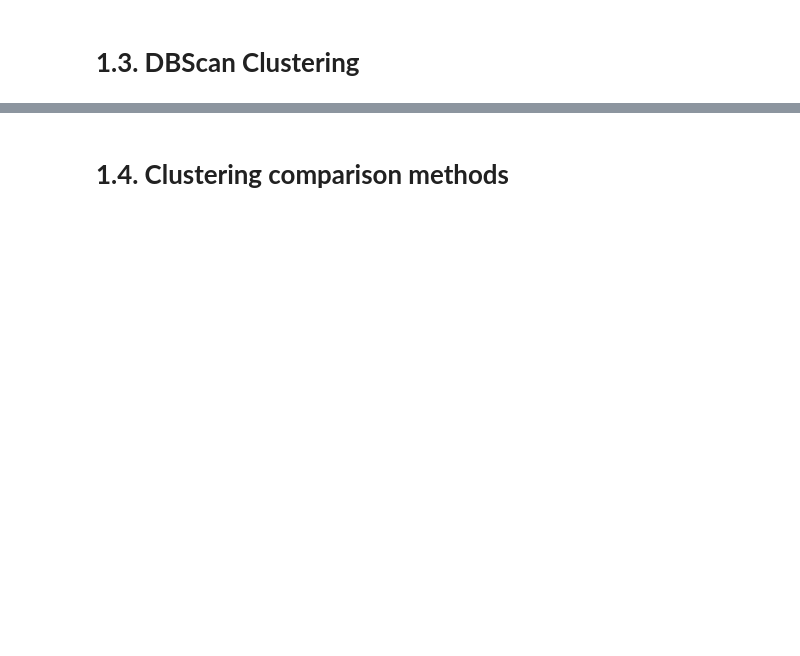
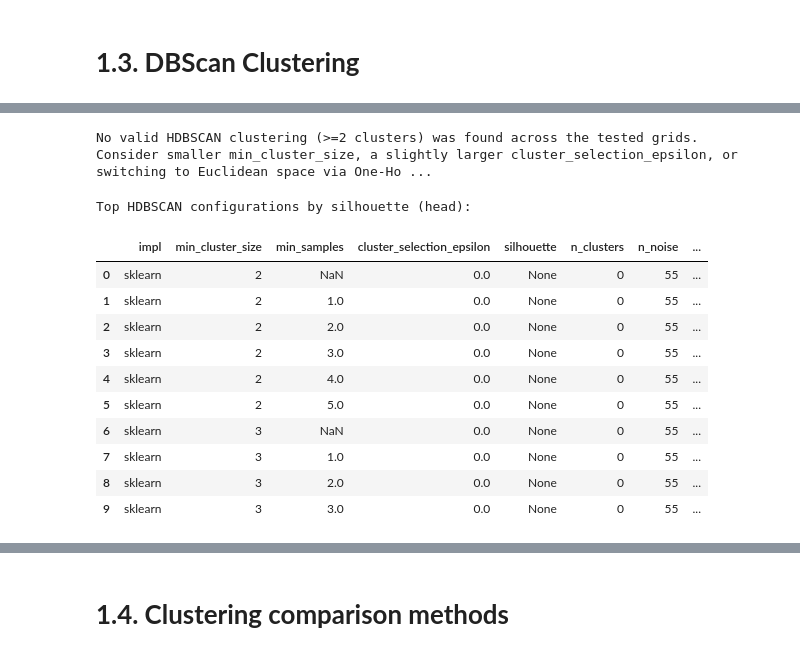
Before and after one commit to fehimecapar/Data-Science-For-Decision-Support, a Jupyter notebook: assignment4.ipynb, the cells around one changed output, grey strips where cells are left out. Cells and saved outputs as stored; diff of their text form; code cells hidden in the pictures; blank space fills up the shorter version.

```diff
--- a/assignment4.ipynb
+++ b/assignment4.ipynb
@@ -342,7 +356,0 @@ dbscan_num_summary = []
-# %%
-for eps in eps_grid_num:
-    for ms in min_samples_grid:
-        labels = DBSCAN(eps=eps, min_samples=ms, metric='euclidean').fit_predict(X)
-        n_clu, noise_frac, sil = eval_labels(X, labels, metric='euclidean', precomputed=False)
-        dbscan_num_summary.append({'eps': eps, 'min_samples': ms,
-                                   'n_clusters': n_clu, 'noise_frac': noise_frac, 'silhouette': sil})
@@ -470,0 +450,12 @@ HDBSCAN numeric (Euclidean)         | clusters=4   noise=30.82%  silhouette=0.61
+# %%
+# ---- Build reasonable grids from Gower distribution ----
+percentiles = [5, 7.5, 10, 12.5, 15, 17.5, 20]
+eps_grid = np.percentile(cond, percentiles)  # uses 'cond' from Step 1.2 Repair
+min_samples_grid = [3, 4, 5, 6, 8, 10]
+
+# ---- Run DBSCAN search ----
+best_db, dbscan_results = evaluate_dbscan(D_sq, eps_grid, min_samples_grid)
+
+# ---- Output labels and quick summary ----
+df_dbscan = df[CAT_COLS + NUM_COLS].copy()
+df_dbscan["cluster_dbscan"] = best_db["labels"]
@@ -470,0 +498,14 @@ HDBSCAN numeric (Euclidean)         | clusters=4   noise=30.82%  silhouette=0.61
+# %%
+# Try to import sklearn's HDBSCAN (>=1.3). If not available or fails to find clusters, try 'hdbscan' package.
+impl_candidates = []
+try:
+    from sklearn.cluster import HDBSCAN as SKHDBSCAN
+    impl_candidates.append(("sklearn", SKHDBSCAN))
+except Exception:
+    pass
+
+try:
+    import hdbscan as HDBSCAN_CONTRIB  # sklearn-contrib package
+    impl_candidates.append(("contrib", HDBSCAN_CONTRIB.HDBSCAN))
+except Exception:
+    pass
@@ -470,0 +575,41 @@ HDBSCAN numeric (Euclidean)         | clusters=4   noise=30.82%  silhouette=0.61
+# %%
+# Wider, more permissive grids
+mcs_grid = [2, 3, 4, 5, 6, 8, 10, 12]
+ms_grid  = [None, 1, 2, 3, 4, 5]
+cse_grid = [0.0, 0.01, 0.02, 0.05]  # cluster_selection_epsilon; small values can merge micro-clusters
+
+best_hdb, hdbscan_results = run_hdbscan_precomputed_robust(D_sq, impl_candidates, mcs_grid, ms_grid, cse_grid)
+# %%
+# Safe printing + DataFrame creation
+df_hdbscan = df[CAT_COLS + NUM_COLS].copy()
+if best_hdb["labels"] is None:
+    print("No valid HDBSCAN clustering (>=2 clusters) was found across the tested grids. "
+          "Consider smaller min_cluster_size, a slightly larger cluster_selection_epsilon, "
+          "or switching to Euclidean space via One-Hot + standardized numerics.")
+    df_hdbscan["cluster_hdbscan"] = -1  # mark all as noise
+else:
+    df_hdbscan["cluster_hdbscan"] = best_hdb["labels"]
+    print(f"=== HDBSCAN ({best_hdb['impl']}, Gower precomputed) — Best configuration ===")
+    print(f"min_cluster_size={best_hdb['mcs']} | min_samples={best_hdb['ms']} | "
+          f"cluster_selection_epsilon={best_hdb['cse']} | silhouette={best_hdb['score']:.3f}")
+    print("Cluster sizes (excluding noise):")
+    print(pd.Series(best_hdb["labels"][best_hdb["labels"]>=0]).value_counts().sort_index())
+    print(f"Noise points: {(best_hdb['labels']==-1).sum()} / {len(df)}")
+# %% [output]
+No valid HDBSCAN clustering (>=2 clusters) was found across the tested grids. Consider smaller min_cluster_size, a slightly larger cluster_selection_epsilon, or switching to Euclidean space via One-Ho ...
+# %%
+print("\nTop HDBSCAN configurations by silhouette (head):")
+display(hdbscan_results.head(10))
+# %% [output]
+Top HDBSCAN configurations by silhouette (head):
+|  | impl | min_cluster_size | min_samples | cluster_selection_epsilon | silhouette | n_clusters | n_noise | ... |
+| 0 | sklearn | 2 | NaN | 0.0 | None | 0 | 55 | ... |
+| 1 | sklearn | 2 | 1.0 | 0.0 | None | 0 | 55 | ... |
+| 2 | sklearn | 2 | 2.0 | 0.0 | None | 0 | 55 | ... |
+| 3 | sklearn | 2 | 3.0 | 0.0 | None | 0 | 55 | ... |
+| 4 | sklearn | 2 | 4.0 | 0.0 | None | 0 | 55 | ... |
+| 5 | sklearn | 2 | 5.0 | 0.0 | None | 0 | 55 | ... |
+| 6 | sklearn | 3 | NaN | 0.0 | None | 0 | 55 | ... |
+| 7 | sklearn | 3 | 1.0 | 0.0 | None | 0 | 55 | ... |
+| 8 | sklearn | 3 | 2.0 | 0.0 | None | 0 | 55 | ... |
+| 9 | sklearn | 3 | 3.0 | 0.0 | None | 0 | 55 | ... |
```
Also changed, not shown: parts of 139 cells of this notebook.
